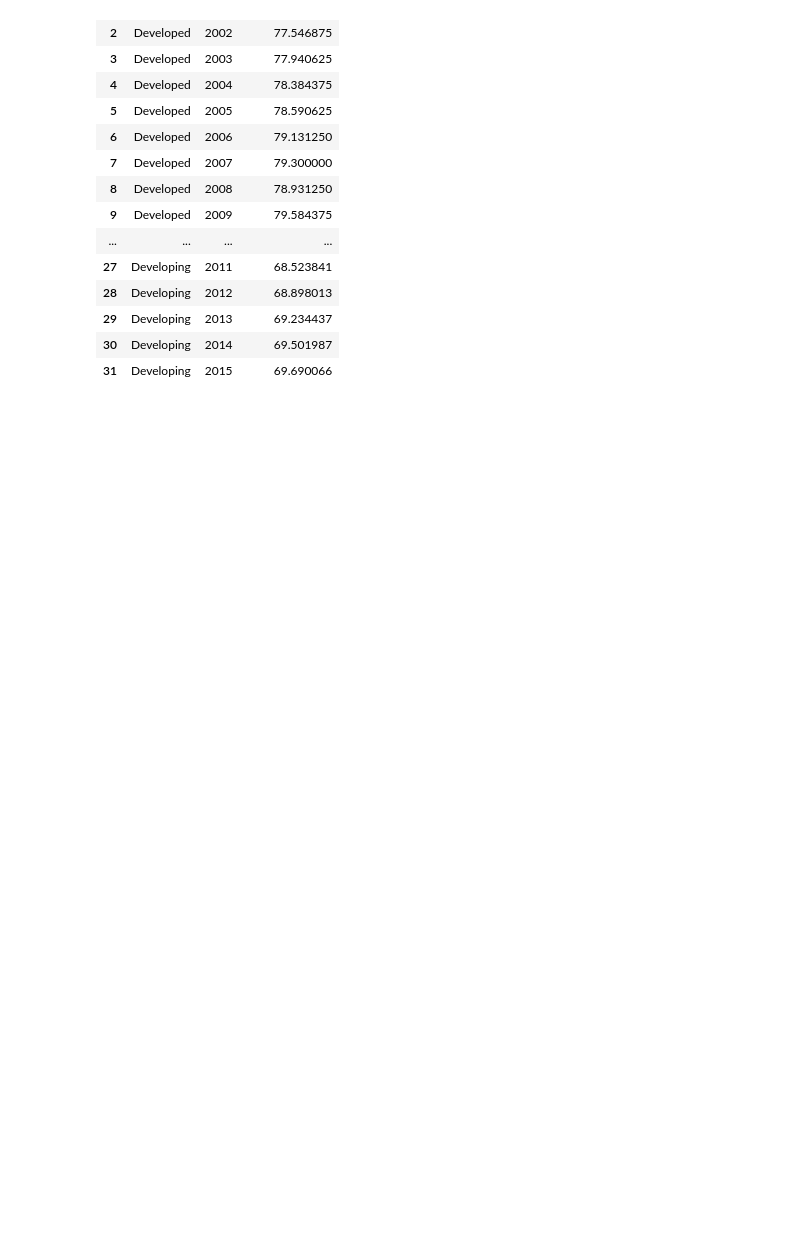
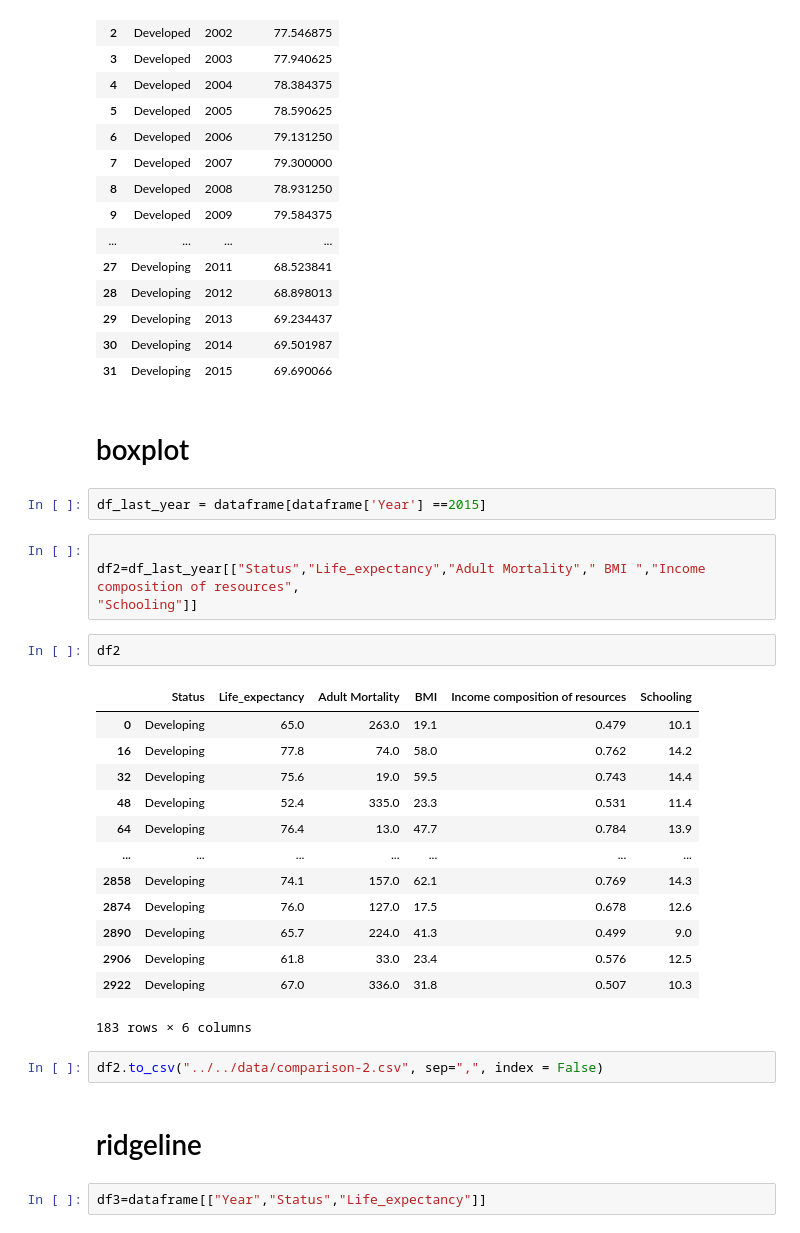
Before and after one commit to Riz97/riz97.github.io, a Jupyter notebook: py_scripts/notebooks/Data_preproccessing_comparison.ipynb, the cells around one changed output. Drawn from its saved outputs; the diff is of its cells as text; blank space fills up the shorter version.

Commit message:
aggiunto boxplot,iniziato rigdeline

```diff
--- a/py_scripts/notebooks/Data_preproccessing_comparison.ipynb
+++ b/py_scripts/notebooks/Data_preproccessing_comparison.ipynb
@@ -86,3 +86,33 @@ df2
 | 29 | Developing | 2013 | 69.234437 |
 | 30 | Developing | 2014 | 69.501987 |
 | 31 | Developing | 2015 | 69.690066 |
+# %% [markdown]
+# boxplot
+# %%
+df_last_year = dataframe[dataframe['Year'] ==2015]
+# %%
+
+df2=df_last_year[["Status","Life_expectancy","Adult Mortality"," BMI ","Income composition of resources",
+"Schooling"]]
+# %%
+df2
+# %% [output]
+|  | Status | Life_expectancy | Adult Mortality | BMI | Income composition of resources | Schooling |
+| 0 | Developing | 65.0 | 263.0 | 19.1 | 0.479 | 10.1 |
+| 16 | Developing | 77.8 | 74.0 | 58.0 | 0.762 | 14.2 |
+| 32 | Developing | 75.6 | 19.0 | 59.5 | 0.743 | 14.4 |
+| 48 | Developing | 52.4 | 335.0 | 23.3 | 0.531 | 11.4 |
+| 64 | Developing | 76.4 | 13.0 | 47.7 | 0.784 | 13.9 |
+| ... | ... | ... | ... | ... | ... | ... |
+| 2858 | Developing | 74.1 | 157.0 | 62.1 | 0.769 | 14.3 |
+| 2874 | Developing | 76.0 | 127.0 | 17.5 | 0.678 | 12.6 |
+| 2890 | Developing | 65.7 | 224.0 | 41.3 | 0.499 | 9.0 |
+| 2906 | Developing | 61.8 | 33.0 | 23.4 | 0.576 | 12.5 |
+| 2922 | Developing | 67.0 | 336.0 | 31.8 | 0.507 | 10.3 |
+183 rows × 6 columns
+# %%
+df2.to_csv("../../data/comparison-2.csv", sep=",", index = False)
+# %% [markdown]
+# ridgeline
+# %%
+df3=dataframe[["Year","Status","Life_expectancy"]]
```
Also changed, not shown: parts of 16 cells of this notebook, 6 other files.
